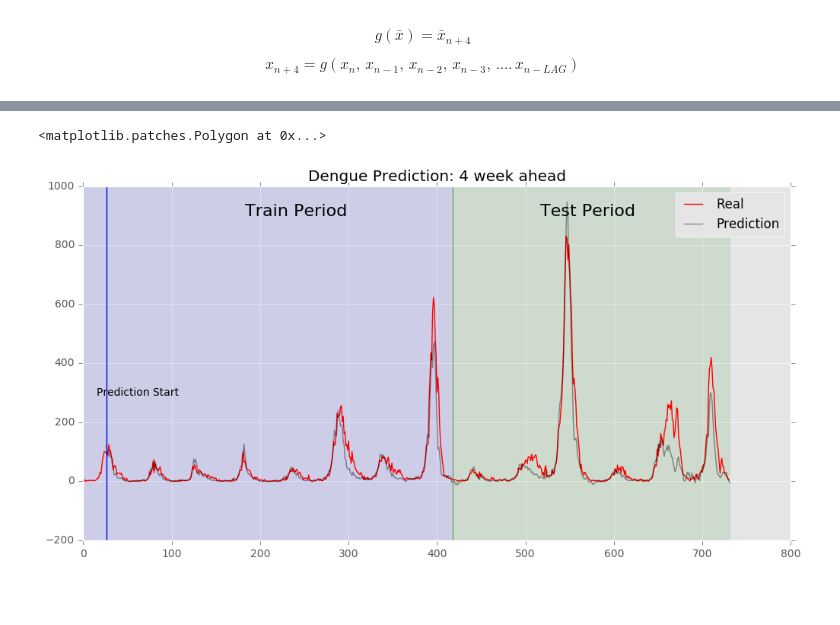
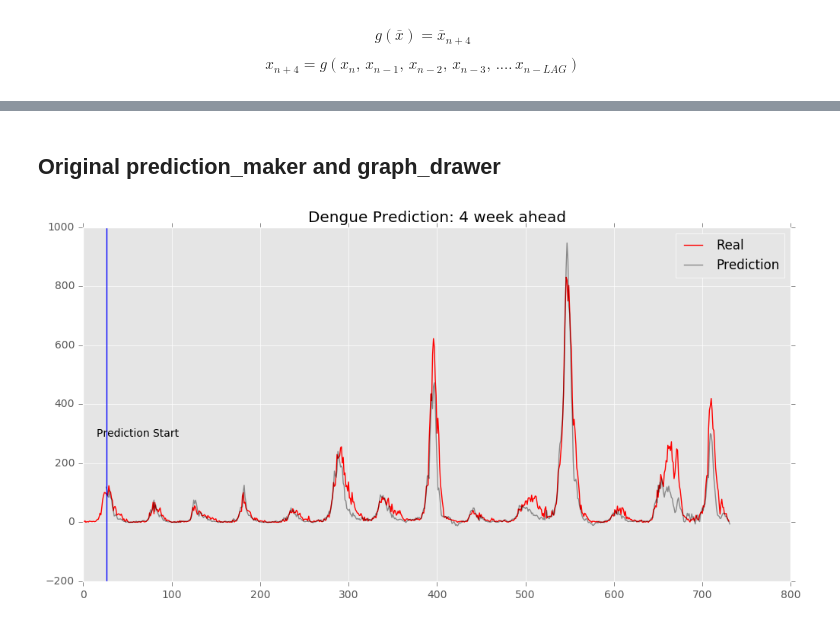
Before and after one commit to johnnycs/dengue-prediction, a Jupyter notebook: Seasonal Unbound Cases Prediction from New W-Set.ipynb, the cells around one changed output, grey strips where cells are left out. Saved outputs shown, nothing was run; the diff lists cells and outputs as text; code cells hidden in the pictures; blank space fills up the shorter version.

```diff
--- a/Seasonal Unbound Cases Prediction from New W-Set.ipynb
+++ b/Seasonal Unbound Cases Prediction from New W-Set.ipynb
@@ -14,7 +14,7 @@ matplotlib.style.use('ggplot')
 def split_data(data):
     train_mask = (data.index < "2011")
     train = data[train_mask].cases
-    test_mask = (data.index > "2010")
+    test_mask = (data.index > "2011")
     test = data[test_mask].cases
     return train, test
 # %%
@@ -84,7 +84,8 @@ def guess(w,x_week,y_case):
 
     return (sigma(w,y_case) * season_cos_sq(w,x_week)) + w[-1]
 
-def get_alphas(LAG,train,constant):
+def get_alphas(LAG,train,constant,n_week_ahead):
+    n_week = n_week_ahead - 1
     W_CASE = LAG + 1
     W_POP = 1
     W_SEASON = 2
@@ -93,13 +94,15 @@ def get_alphas(LAG,train,constant):
     # use poison instead of least square
     def cost(w):
         ret = 0
-        for week_no in range(len(train)-(LAG+3)): # 4 weeks ahead of current week. LAG+(week ahead - 1)
-            week_nth = week_no+LAG+3 # future week starting 0th week. (week ahead - 1)
+        for week_no in range(len(train)-(LAG+n_week)): # 4 weeks ahead of current week. LAG+(week ahead - 1)
+            week_nth = week_no+LAG+n_week # future week starting 0th week. (week ahead - 1)
+#             print 'week_no', week_no
 #             print "week_nth", week_nth # 29
-#             print 'wtp',train[week_no:week_no+LAG][-1] # train[0:29][-1] == train[28]
+#             print 'in train',train[week_no:week_no+LAG][0],train[week_no:week_no+LAG][-1] # train[0:29][-1] == train[28]
             real_case = train[week_nth] # 4 weeks ahead of current week. LAG+(week ahead - 1)
-#             print train[week_nth] # train[29]
-            predicted_case = guess(w,week_nth,train[week_no:week_no+LAG])#guess(26ws,week 29th,train[:26])
+#             print 'real',train[week_nth] # train[29]
+            predicted_case = guess(w,week_nth,train[week_no:week_no+LAG]) #guess(26ws,week 29th,train[:26])
+#             print 'pred',predicted_case
             sigma_sq = real_case + 1 # assume poisson and avoid division by zero
             ret += ((real_case - predicted_case)**2)/float(sigma_sq)
 #         print ret
@@ -112,6 +115,8 @@ def get_alphas(LAG,train,constant):
     arr = np.append(arr,constant) # 30 betas
     w = minimize(cost,arr)
     return w
+
+#get_alphas(26,cm_dengues_train,-9.26e-01,4)
 # %%
 # print cm_dengues_train[0:26][-1]
 # print cm_dengues_train[25]
@@ -139 +150,3 @@ Freq: W-SUN, Name: cases, dtype: int64
+# %%
+cm_26_4weeks = get_alphas(26,cm_dengues_train,-9.26e-01,4) # 4 weeks ahead
 # %%
@@ -197,31 +215,32 @@ Freq: W-SUN, Name: cases, dtype: int64
+# %% [markdown]
+## Original prediction_maker and graph_drawer
 # %%
 NWEEKS = 26
 prediction_4week = []
 # 2007 onward
 train = cm_dengues_train
 test = cm_dengues_test
-train_test = cm_dengues_df.cases #cm_dengues_df.cases
+train_test = np.append(train,test) #cm_dengues_df.cases
 # print train_test
 for i in range(len(train_test)-(NWEEKS-1)):
     nth_week = i+NWEEKS+3
-#     print week_to_predict+3
+#     print nth_week
 #     print train_test[i:i+NWEEKS][0],train_test[i:i+NWEEKS][-1]
     res = 0
-    res = guess(cm_26.x,nth_week,train_test[i:i+NWEEKS])
+    res = guess(cm_26_4weeks.x,nth_week,train_test[i:i+NWEEKS])
     prediction_4week.append(res)
 
 prediction_4week
 
 test_none = np.array(train_test)
 test_none = np.append(test_none,[None]*0)
-make_line(26,test_none,prediction_4week,'Dengue Prediction: 4 week ahead',"","")
-plt.axvspan(0, len(train), color='blue', alpha=0.1)
-plt.text((len(train)/2)-25,900,'Train Period',size=16)
-plt.axvline(len(train)+1,linewidth=0.5, color='green')
-plt.text(len(train)+100,900,'Test Period',size=16)
-plt.axvspan(len(train)+1, len(train_test), color='green', alpha=0.1)
-# plt.axvline(416)
-# plt.axvline(420)
+make_line(26,train_test,prediction_4week,'Dengue Prediction: 4 week ahead',"","")
+# plt.axvspan(0, len(train), color='blue', alpha=0.1)
+# plt.text((len(train)/2)-25,900,'Train Period',size=16)
+# plt.axvline(len(train)+1,linewidth=0.5, color='green')
+# plt.text(len(train)+100,900,'Test Period',size=16)
+# plt.axvspan(len(train)+1, len(train_test), color='green', alpha=0.1)
+# # plt.axvline(416)
+# # plt.axvline(420)
 # %% [output]
-<matplotlib.patches.Polygon at 0x...>
-[figure, old version]
+[figure, new version]
```
Also changed, not shown: parts of 13 cells of this notebook, 4 other files.
